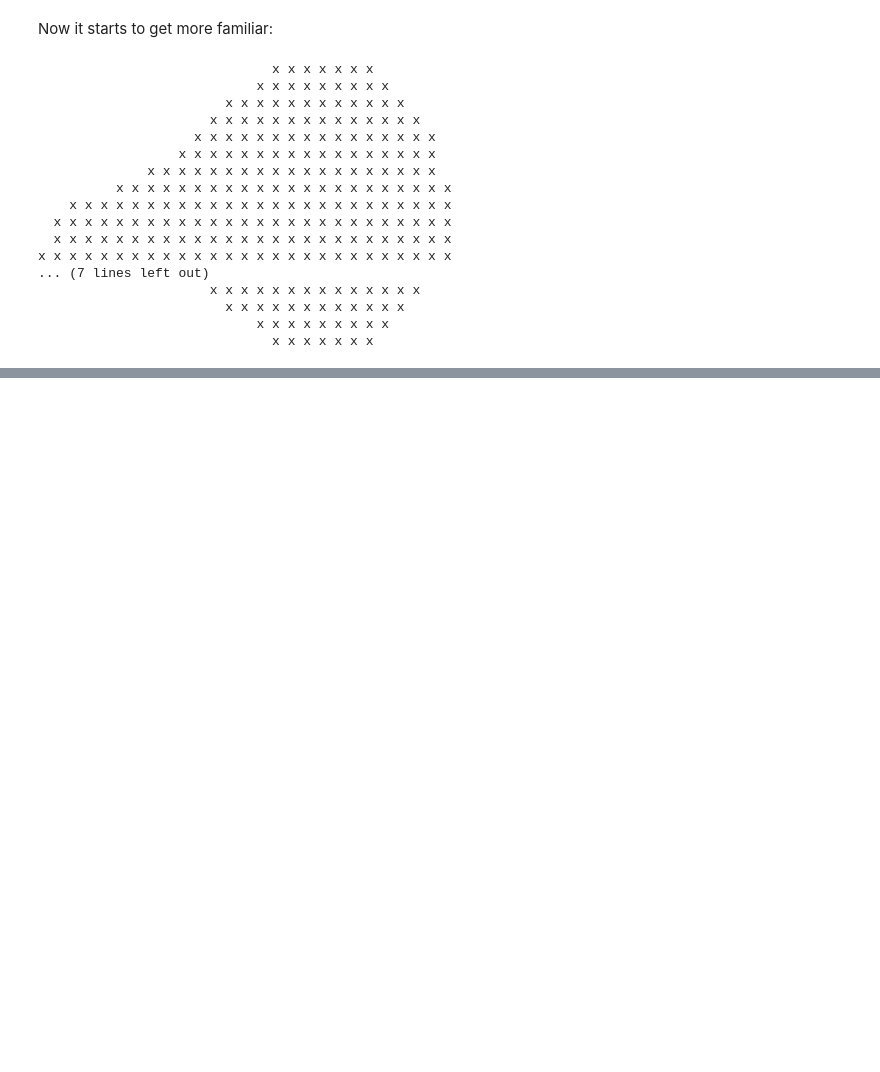
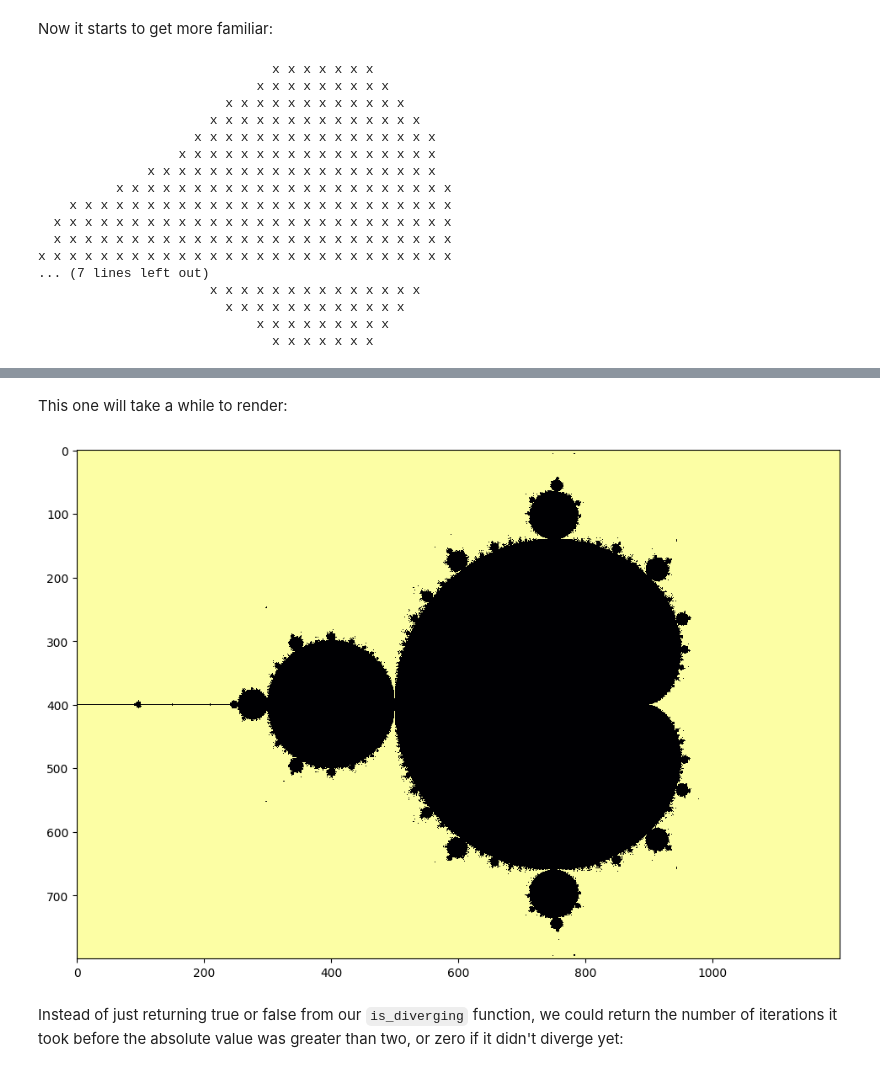
Before and after one commit to georgek/notebooks, a Jupyter notebook: mandelbrot.ipynb, the cells around one changed output, grey strips where cells are left out. Saved outputs shown, nothing was run; the diff lists cells and outputs as text; code cells hidden in the pictures; blank space fills up the shorter version.

```diff
--- a/mandelbrot.ipynb
+++ b/mandelbrot.ipynb
@@ -198,0 +255,8 @@ At this resolution, 32 iterations is enough.
+# %% [markdown]
+This one will take a while to render:
+# %%
+plot_mandelbrot(128, is_diverging)
+# %% [output]
+[figure, added]
+# %% [markdown]
+Instead of just returning true or false from our `is_diverging` function, we could return the number of iterations it took before the absolute value was greater than two, or zero if it didn't diverge yet:
```
Also changed, not shown: parts of 22 cells of this notebook, 1 other file.
